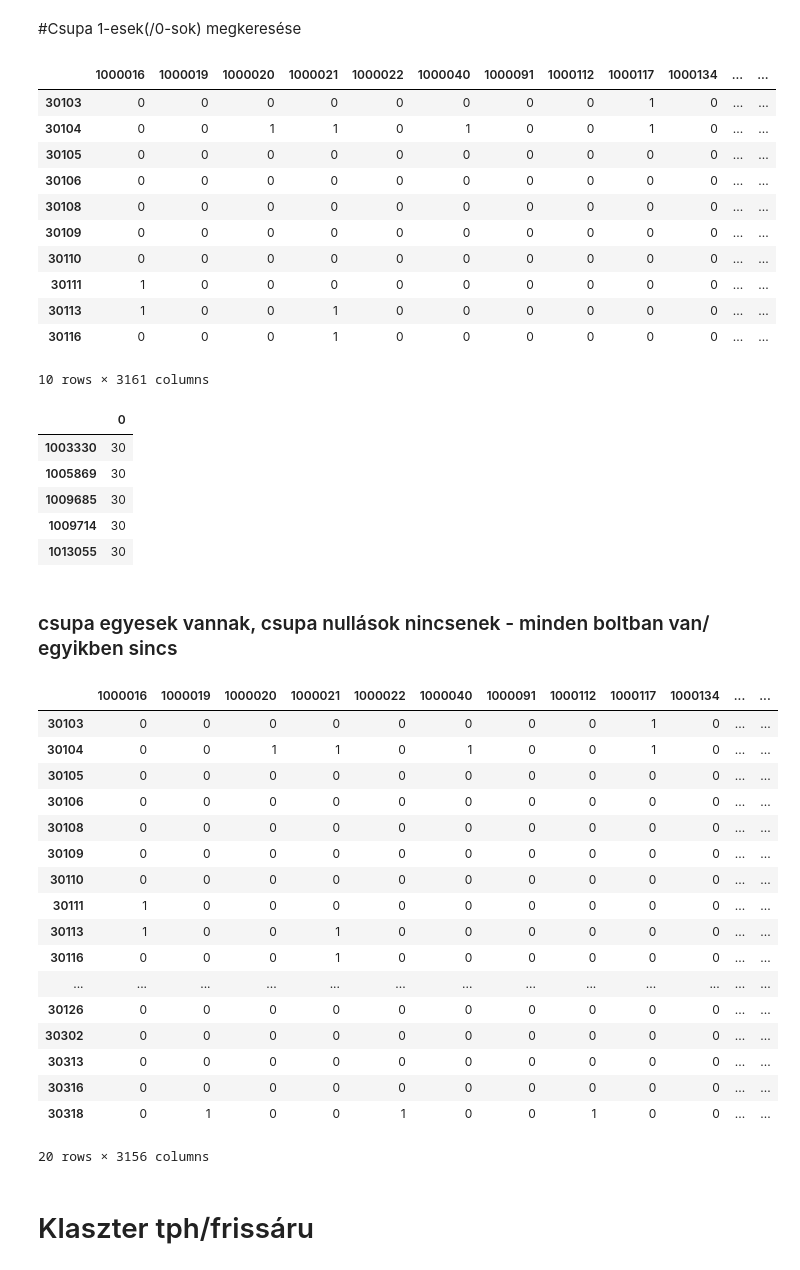
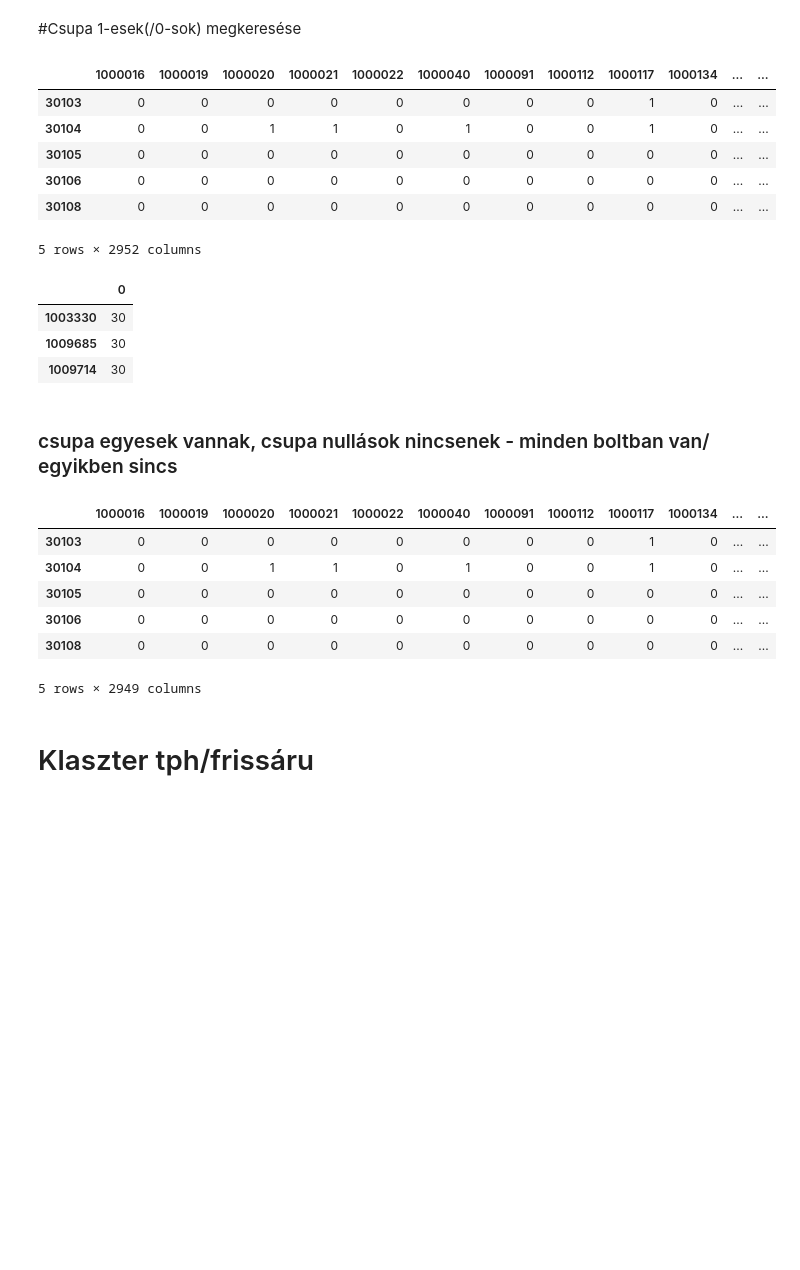
Before and after one commit to illenyi/adatbanyaszkodas, a Jupyter notebook: Adatbányászat-új-vizeken.ipynb, the cells around one changed output. Saved outputs shown, nothing was run; the diff lists cells and outputs as text; code cells hidden in the pictures; blank space fills up the shorter version.

```diff
--- a/Adatbányászat-új-vizeken.ipynb
+++ b/Adatbányászat-új-vizeken.ipynb
@@ -151,6 +88,6 @@ keszlet.head(20)
 # %%
 keszlet2 = keszlet
-keszlet2 = keszlet2[keszlet2["mennyiseg"] != 0]
-keszlet2.head(10)
+keszlet2 = keszlet2[keszlet2["mennyiseg"] > 0]
+keszlet2.head()
 # %% [output]
 |  | cik | tph | datum | mennyiseg |
@@ -850,7 +586,7 @@ rendszer_copy = rendszer
 #Csupa 1-esek(/0-sok) megkeresése
 # %%
 rendszer.fillna(0,inplace=True)
-rendszer.head(10)
+rendszer.head()
 # %% [output]
 |  | 1000016 | 1000019 | 1000020 | 1000021 | 1000022 | 1000040 | 1000091 | 1000112 | 1000117 | 1000134 | ... | ... |
 | 30103 | 0 | 0 | 0 | 0 | 0 | 0 | 0 | 0 | 1 | 0 | ... | ... |
@@ -858,51 +594,33 @@ rendszer.head(10)
 | 30105 | 0 | 0 | 0 | 0 | 0 | 0 | 0 | 0 | 0 | 0 | ... | ... |
 | 30106 | 0 | 0 | 0 | 0 | 0 | 0 | 0 | 0 | 0 | 0 | ... | ... |
 | 30108 | 0 | 0 | 0 | 0 | 0 | 0 | 0 | 0 | 0 | 0 | ... | ... |
-| 30109 | 0 | 0 | 0 | 0 | 0 | 0 | 0 | 0 | 0 | 0 | ... | ... |
-| 30110 | 0 | 0 | 0 | 0 | 0 | 0 | 0 | 0 | 0 | 0 | ... | ... |
-| 30111 | 1 | 0 | 0 | 0 | 0 | 0 | 0 | 0 | 0 | 0 | ... | ... |
-| 30113 | 1 | 0 | 0 | 1 | 0 | 0 | 0 | 0 | 0 | 0 | ... | ... |
-| 30116 | 0 | 0 | 0 | 1 | 0 | 0 | 0 | 0 | 0 | 0 | ... | ... |
-10 rows × 3161 columns
+5 rows × 2952 columns
 # %%
 df_sum = pd.DataFrame(rendszer.sum(axis=0))
 egyesek = df_sum[df_sum[0] == 30]
-egyesek
+egyesek.head()
 # %% [output]
 |  | 0 |
 | 1003330 | 30 |
-| 1005869 | 30 |
 | 1009685 | 30 |
 | 1009714 | 30 |
-| 1013055 | 30 |
 # %% [markdown]
 ### csupa egyesek vannak, csupa nullások nincsenek - minden boltban van/ egyikben sincs
 # %%
 lista_sum = egyesek.index.values.tolist()
 for i in lista_sum:
     rendszer.drop(i,axis=1,inplace=True)
 
-rendszer.head(20)
+rendszer.head()
 #df_sum.count()
 # %% [output]
 |  | 1000016 | 1000019 | 1000020 | 1000021 | 1000022 | 1000040 | 1000091 | 1000112 | 1000117 | 1000134 | ... | ... |
 | 30103 | 0 | 0 | 0 | 0 | 0 | 0 | 0 | 0 | 1 | 0 | ... | ... |
 | 30104 | 0 | 0 | 1 | 1 | 0 | 1 | 0 | 0 | 1 | 0 | ... | ... |
 | 30105 | 0 | 0 | 0 | 0 | 0 | 0 | 0 | 0 | 0 | 0 | ... | ... |
 | 30106 | 0 | 0 | 0 | 0 | 0 | 0 | 0 | 0 | 0 | 0 | ... | ... |
 | 30108 | 0 | 0 | 0 | 0 | 0 | 0 | 0 | 0 | 0 | 0 | ... | ... |
-| 30109 | 0 | 0 | 0 | 0 | 0 | 0 | 0 | 0 | 0 | 0 | ... | ... |
-| 30110 | 0 | 0 | 0 | 0 | 0 | 0 | 0 | 0 | 0 | 0 | ... | ... |
-| 30111 | 1 | 0 | 0 | 0 | 0 | 0 | 0 | 0 | 0 | 0 | ... | ... |
-| 30113 | 1 | 0 | 0 | 1 | 0 | 0 | 0 | 0 | 0 | 0 | ... | ... |
-| 30116 | 0 | 0 | 0 | 1 | 0 | 0 | 0 | 0 | 0 | 0 | ... | ... |
-| ... | ... | ... | ... | ... | ... | ... | ... | ... | ... | ... | ... | ... |
-| 30126 | 0 | 0 | 0 | 0 | 0 | 0 | 0 | 0 | 0 | 0 | ... | ... |
-| 30302 | 0 | 0 | 0 | 0 | 0 | 0 | 0 | 0 | 0 | 0 | ... | ... |
-| 30313 | 0 | 0 | 0 | 0 | 0 | 0 | 0 | 0 | 0 | 0 | ... | ... |
-| 30316 | 0 | 0 | 0 | 0 | 0 | 0 | 0 | 0 | 0 | 0 | ... | ... |
-| 30318 | 0 | 1 | 0 | 0 | 1 | 0 | 0 | 1 | 0 | 0 | ... | ... |
-20 rows × 3156 columns
+5 rows × 2949 columns
 # %% [markdown]
 # Klaszter tph/frissáru
 # %%
```
Also changed, not shown: parts of 74 cells of this notebook, 1 other file.
